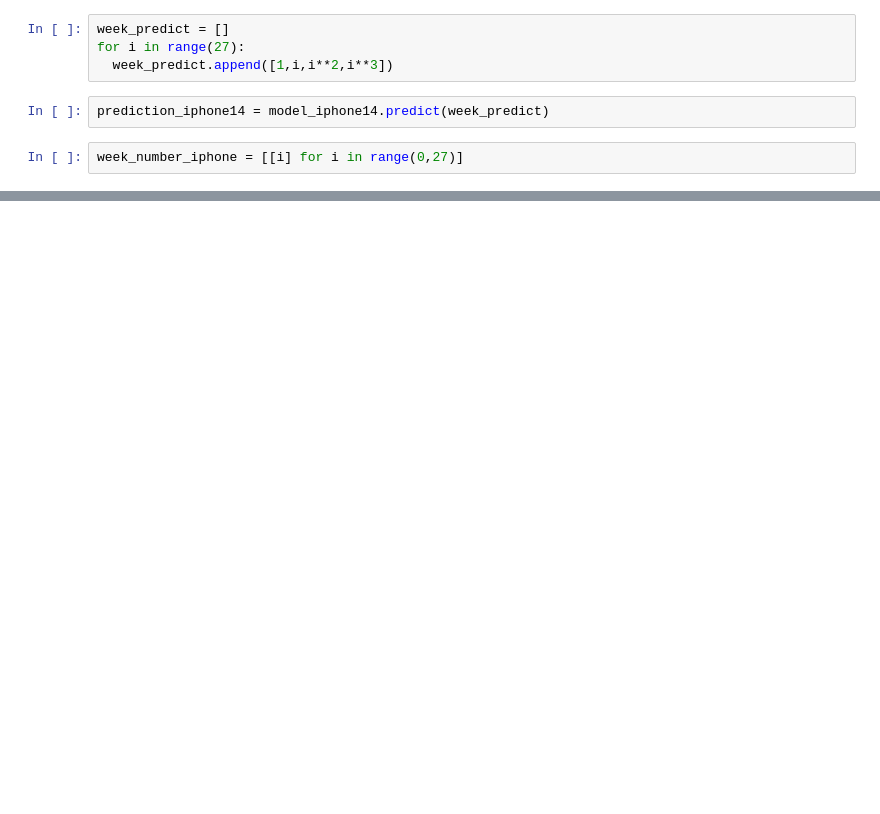
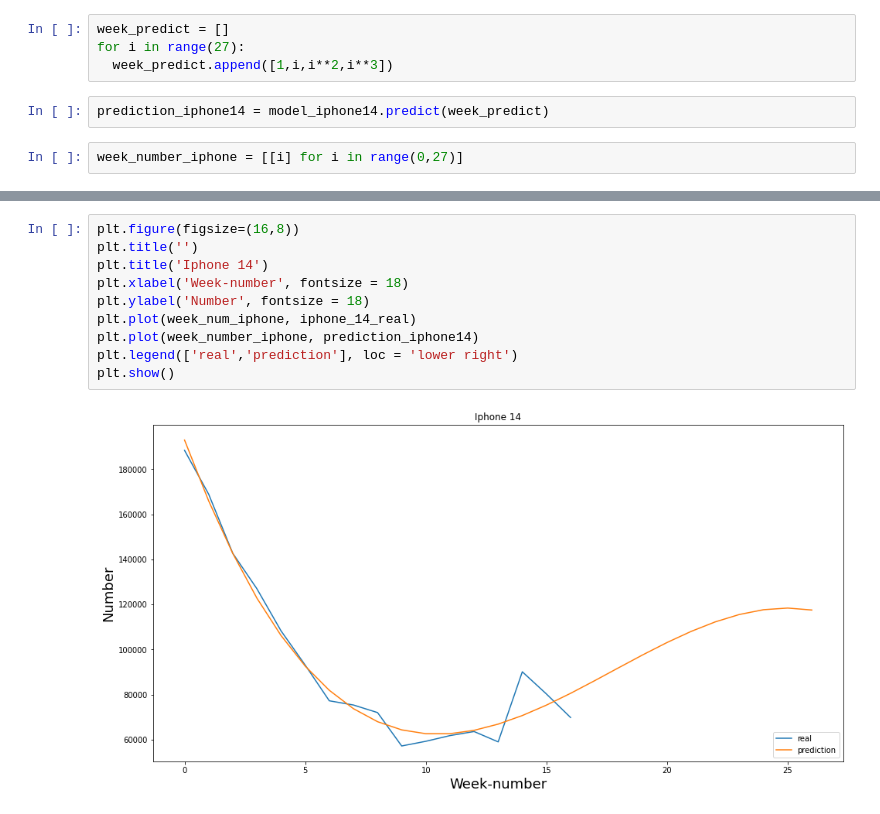
Before and after one commit to phanng0605/Polynomial_Regression, a Jupyter notebook: Polynomial_Model.ipynb, the cells around one changed output, grey strips where cells are left out. Cells and saved outputs as stored; diff of their text form; blank space fills up the shorter version.

```diff
--- a/Polynomial_Model.ipynb
+++ b/Polynomial_Model.ipynb
@@ -858,0 +856,12 @@ plt.plot(prediction_iphone14)
+# %%
+plt.figure(figsize=(16,8))
+plt.title('')
+plt.title('Iphone 14')
+plt.xlabel('Week-number', fontsize = 18)
+plt.ylabel('Number', fontsize = 18)
+plt.plot(week_num_iphone, iphone_14_real)
+plt.plot(week_number_iphone, prediction_iphone14)
+plt.legend(['real','prediction'], loc = 'lower right')
+plt.show()
+# %% [output]
+[figure, added]
```
Also changed, not shown: parts of 6 cells of this notebook.
